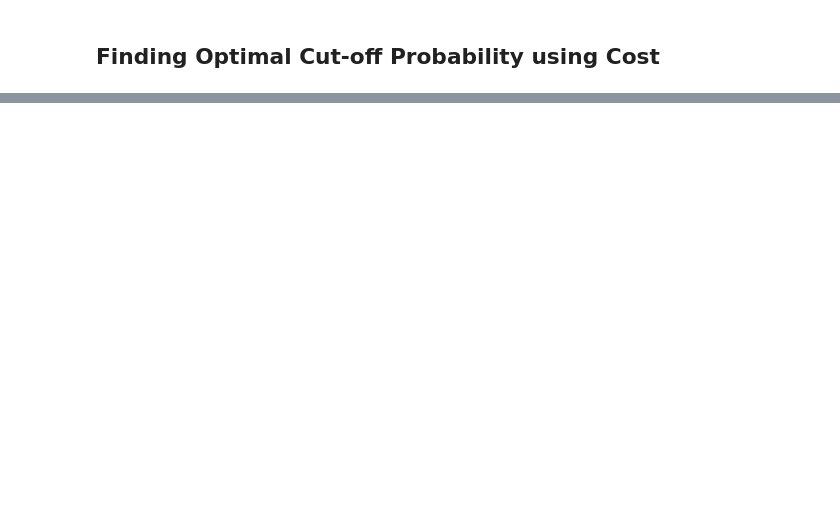
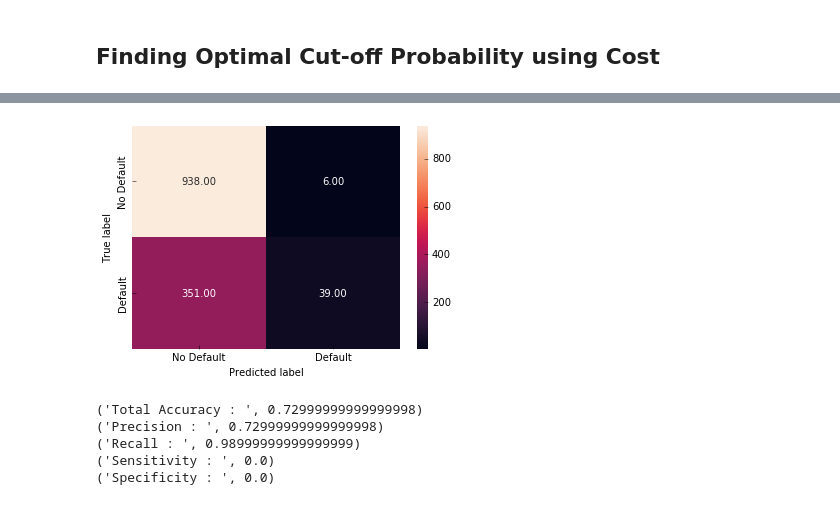
Before and after one commit to Purusharth07/Credit_Score_Analysis, a Jupyter notebook: Credit_Score_Analysis.ipynb, the cells around one changed output, grey strips where cells are left out. Saved outputs shown, nothing was run; the diff lists cells and outputs as text; code cells hidden in the pictures; blank space fills up the shorter version.

```diff
--- a/Credit_Score_Analysis.ipynb
+++ b/Credit_Score_Analysis.ipynb
@@ -512,0 +550,24 @@ cm = metrics.confusion_matrix( y_pred_df.actual, y_pred_df.predicted_new, [1,0]
+# %%
+y_pred_df['predicted_final'] = y_pred_df.predicted_prob.map( lambda x: 1 if x > 0.20 else 0)
+# %%
+draw_cm( y_pred_df.actual, y_pred_df.predicted_final )
+# %% [output]
+[figure, added]
+# %%
+print( 'Total Accuracy : ',np.round( metrics.accuracy_score( y_test, y_pred_df.predicted_final ), 2 ) )
+print( 'Precision : ',np.round( metrics.precision_score( y_test, y_pred_df.predicted_final ), 2 ) )
+print( 'Recall : ',np.round( metrics.recall_score( y_test, y_pred_df.predicted_final ), 2 ) )
+
+cm1 = metrics.confusion_matrix( y_pred_df.actual, y_pred_df.predicted_final, [1,0] )
+
+sensitivity = cm1[0,0]/(cm1[0,0]+cm1[0,1])
+print('Sensitivity : ', round( sensitivity, 2) )
+
+specificity = cm1[1,1]/(cm1[1,0]+cm1[1,1])
+print('Specificity : ', round( specificity, 2 ) )
+# %% [output]
+('Total Accuracy : ', 0.72999999999999998)
+('Precision : ', 0.72999999999999998)
+('Recall : ', 0.98999999999999999)
+('Sensitivity : ', 0.0)
+('Specificity : ', 0.0)
```
Also changed, not shown: parts of 14 cells of this notebook.
